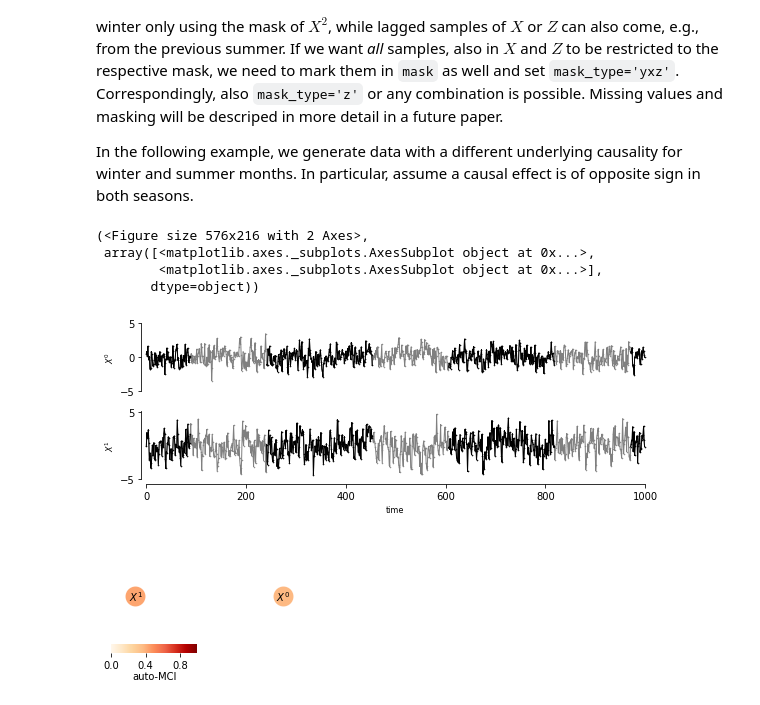
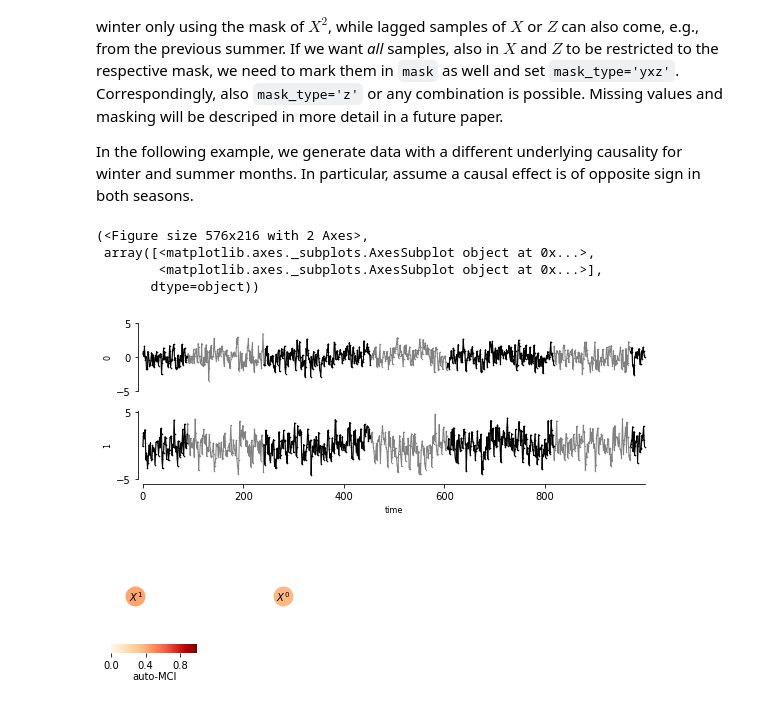
Before and after one commit to jakobrunge/tigramite, a Jupyter notebook: tutorials/tigramite_tutorial_missing_masking.ipynb, the cells around one changed output. Cells and saved outputs as stored; diff of their text form; code cells hidden in the pictures.

```diff
--- a/tutorials/tigramite_tutorial_missing_masking.ipynb
+++ b/tutorials/tigramite_tutorial_missing_masking.ipynb
@@ -32,18 +30,24 @@ var_names = [r'$X^0$', r'$X^1$', r'$X^2$', r'$X^3$']
 
 Tigramite consistently handles missing values. For example, missing values denoted as ``999.`` in the data can be flagged with ``ParCorr.set_dataframe(data, missing_flag=999.)``. Then all time slices of samples where missing values occur in any variable are dismissed while consistently handling time lags. To avoid biases also subsequent samples for all lags up to ``2*tau_max`` are dismissed. Missing values and masking will be descriped in more detail in a future paper.
 # %%
-numpy.random.seed(1)
-data = numpy.random.randn(100, 3)
+np.random.seed(1)
+data = np.random.randn(100, 3)
 for t in range(1, 100):
     data[t, 0] += 0.7*data[t-1, 0]
     data[t, 1] += 0.6*data[t-1, 1] + 0.6*data[t-1,0]
     data[t, 2] += 0.5*data[t-1, 2] + 0.6*data[t-1,1]
 # Randomly mark 10% of values as missing values in variable 2
-data[numpy.random.permutation(100)[:10], 2] = 999.
-tp.plot_timeseries(data, missing_flag=999., var_names=var_names)
-dataframe = pp.DataFrame(data, missing_flag=999.)
-pcmci_parcorr = PCMCI(dataframe=dataframe, cond_ind_test=ParCorr(verbosity=3),
-                      var_names=var_names, verbosity=4)
+data[np.random.permutation(100)[:10], 2] = 999.
+
+# Initialize dataframe object, specify time axis and variable names
+var_names = [r'$X^0$', r'$X^1$', r'$X^2$', r'$X^3$']
+dataframe = pp.DataFrame(data,
+                         datatime = np.arange(len(data)),
+                         var_names=var_names,
+                         missing_flag=999.)
+
+tp.plot_timeseries(dataframe)
+pcmci_parcorr = PCMCI(dataframe=dataframe, cond_ind_test=ParCorr(verbosity=3), verbosity=4)
 results = pcmci_parcorr.run_pcmci(tau_max=2, pc_alpha=0.2)
 pcmci_parcorr.print_significant_links(
         p_matrix = results['p_matrix'],
@@ -95,33 +81,32 @@ In the following example, we generate data with a different underlying causality
 # %%
 # Masking demo: We consider time series where the first half is generated by a different
 # causal process than the second half.
-numpy.random.seed(42)
+np.random.seed(42)
 T = 1000
-data = numpy.random.randn(T, 2)
-data_mask = numpy.zeros(data.shape)
+data = np.random.randn(T, 2)
+data_mask = np.zeros(data.shape)
 for t in range(1, T):
 #     print t % 365
     if (t % 365) < 3*30 or (t % 365) > 8*30:
         # Winter half year
         data[t, 0] +=  0.4*data[t-1, 0]
         data[t, 1] +=  0.3*data[t-1, 1] + 0.9*data[t-1, 0]
     else:
         # Summer half year
         data_mask[[t, t-1]] = True
         data[t, 0] +=  0.4*data[t-1, 0]
         data[t, 1] +=  0.3*data[t-1, 1] - 0.9*data[t-1, 0]
 
 T, N = data.shape
 # print data_mask[:100, 0]
 dataframe = pp.DataFrame(data, mask=data_mask)
-tp.plot_timeseries(data, figsize=(8,3),  var_names=var_names, use_mask=True, mask=data_mask,
-                             grey_masked_samples='data')
+tp.plot_timeseries(dataframe, figsize=(8,3), use_mask=True, grey_masked_samples='data')
 # %% [output]
 (<Figure size 576x216 with 2 Axes>,
  array([<matplotlib.axes._subplots.AxesSubplot object at 0x...>,
         <matplotlib.axes._subplots.AxesSubplot object at 0x...>],
        dtype=object))
-[figure, old version]
+[figure, new version]
 # %%
 # Setup analysis
 def run_and_plot(cond_ind_test, fig_ax):
```
Also changed, not shown: parts of 5 cells of this notebook, 6 other files.
